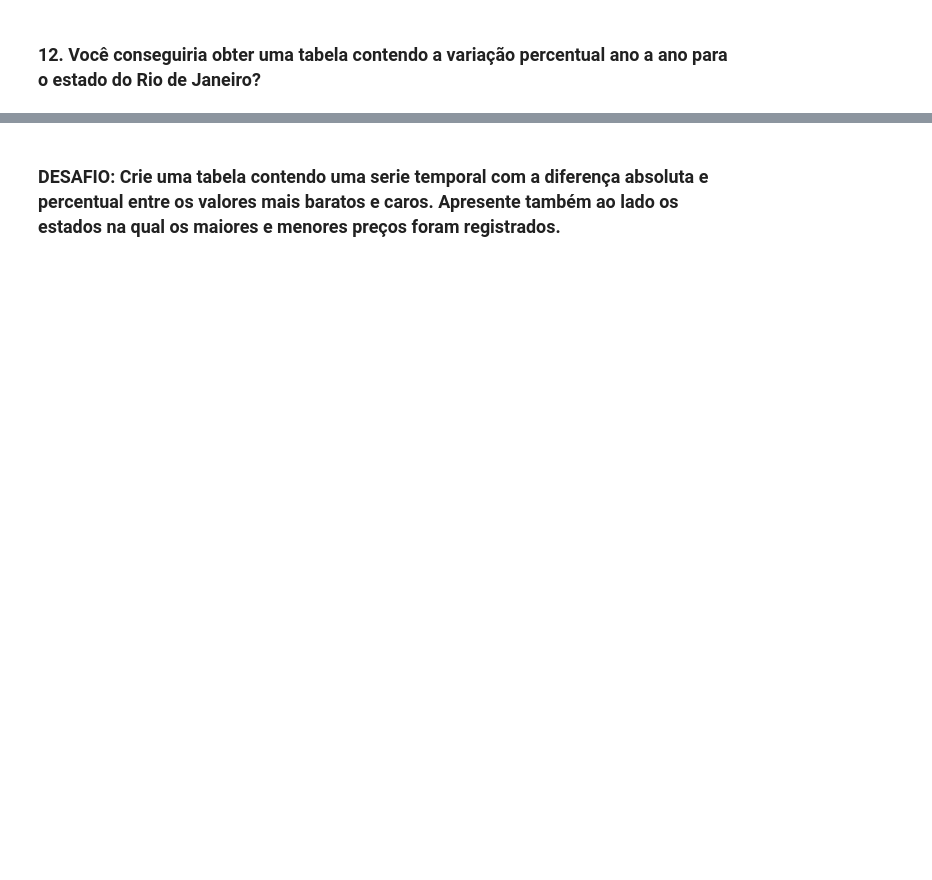
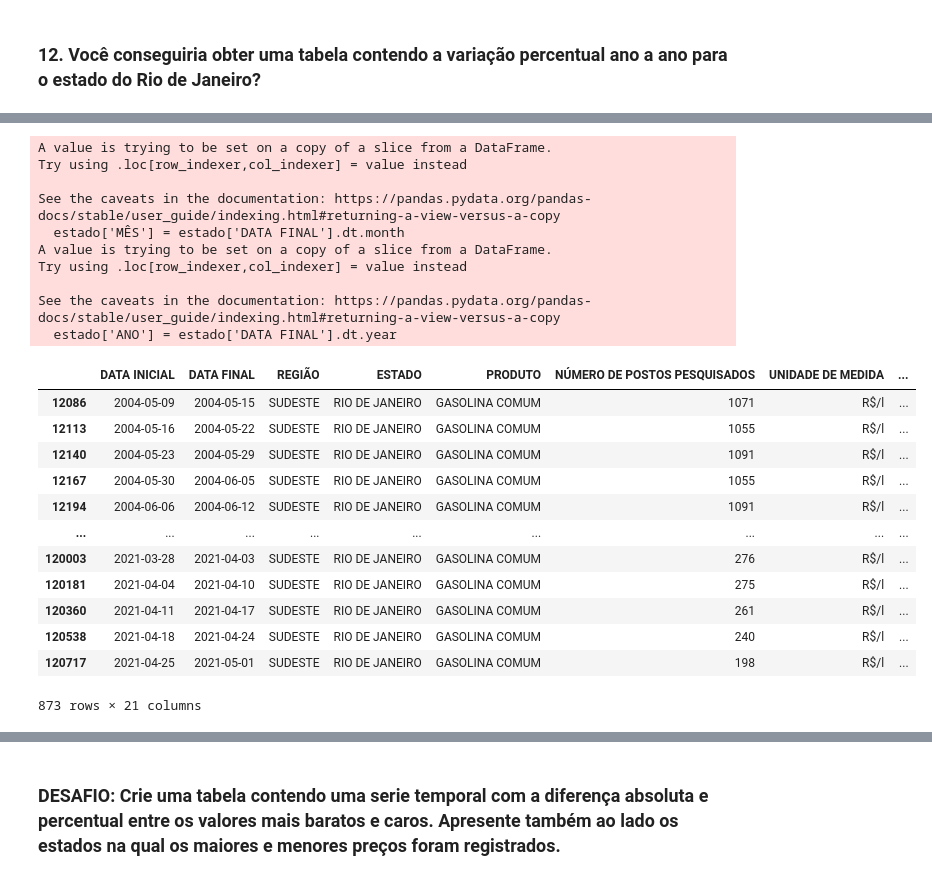
Before and after one commit to deviagomendes/analise-precos-gasolina, a Jupyter notebook: exercicios_pandas.ipynb, the cells around one changed output, grey strips where cells are left out. Cells and saved outputs as stored; diff of their text form; code cells hidden in the pictures; blank space fills up the shorter version.

```diff
--- a/exercicios_pandas.ipynb
+++ b/exercicios_pandas.ipynb
@@ -191,0 +218,28 @@ Name: ESTADO, Length: 355, dtype: object>
+# %%
+estado['MÊS'] = estado['DATA FINAL'].dt.month
+estado['ANO'] = estado['DATA FINAL'].dt.year
+estado
+# %% [output]
+A value is trying to be set on a copy of a slice from a DataFrame.
+Try using .loc[row_indexer,col_indexer] = value instead
+
+See the caveats in the documentation: https://pandas.pydata.org/pandas-docs/stable/user_guide/indexing.html#returning-a-view-versus-a-copy
+  estado['MÊS'] = estado['DATA FINAL'].dt.month
+A value is trying to be set on a copy of a slice from a DataFrame.
+Try using .loc[row_indexer,col_indexer] = value instead
+
+See the caveats in the documentation: https://pandas.pydata.org/pandas-docs/stable/user_guide/indexing.html#returning-a-view-versus-a-copy
+  estado['ANO'] = estado['DATA FINAL'].dt.year
+|  | DATA INICIAL | DATA FINAL | REGIÃO | ESTADO | PRODUTO | NÚMERO DE POSTOS PESQUISADOS | UNIDADE DE MEDIDA | ... |
+| 12086 | 2004-05-09 | 2004-05-15 | SUDESTE | RIO DE JANEIRO | GASOLINA COMUM | 1071 | R$/l | ... |
+| 12113 | 2004-05-16 | 2004-05-22 | SUDESTE | RIO DE JANEIRO | GASOLINA COMUM | 1055 | R$/l | ... |
+| 12140 | 2004-05-23 | 2004-05-29 | SUDESTE | RIO DE JANEIRO | GASOLINA COMUM | 1091 | R$/l | ... |
+| 12167 | 2004-05-30 | 2004-06-05 | SUDESTE | RIO DE JANEIRO | GASOLINA COMUM | 1055 | R$/l | ... |
+| 12194 | 2004-06-06 | 2004-06-12 | SUDESTE | RIO DE JANEIRO | GASOLINA COMUM | 1091 | R$/l | ... |
+| ... | ... | ... | ... | ... | ... | ... | ... | ... |
+| 120003 | 2021-03-28 | 2021-04-03 | SUDESTE | RIO DE JANEIRO | GASOLINA COMUM | 276 | R$/l | ... |
+| 120181 | 2021-04-04 | 2021-04-10 | SUDESTE | RIO DE JANEIRO | GASOLINA COMUM | 275 | R$/l | ... |
+| 120360 | 2021-04-11 | 2021-04-17 | SUDESTE | RIO DE JANEIRO | GASOLINA COMUM | 261 | R$/l | ... |
+| 120538 | 2021-04-18 | 2021-04-24 | SUDESTE | RIO DE JANEIRO | GASOLINA COMUM | 240 | R$/l | ... |
+| 120717 | 2021-04-25 | 2021-05-01 | SUDESTE | RIO DE JANEIRO | GASOLINA COMUM | 198 | R$/l | ... |
+873 rows × 21 columns
```
Also changed, not shown: parts of 10 cells of this notebook.
